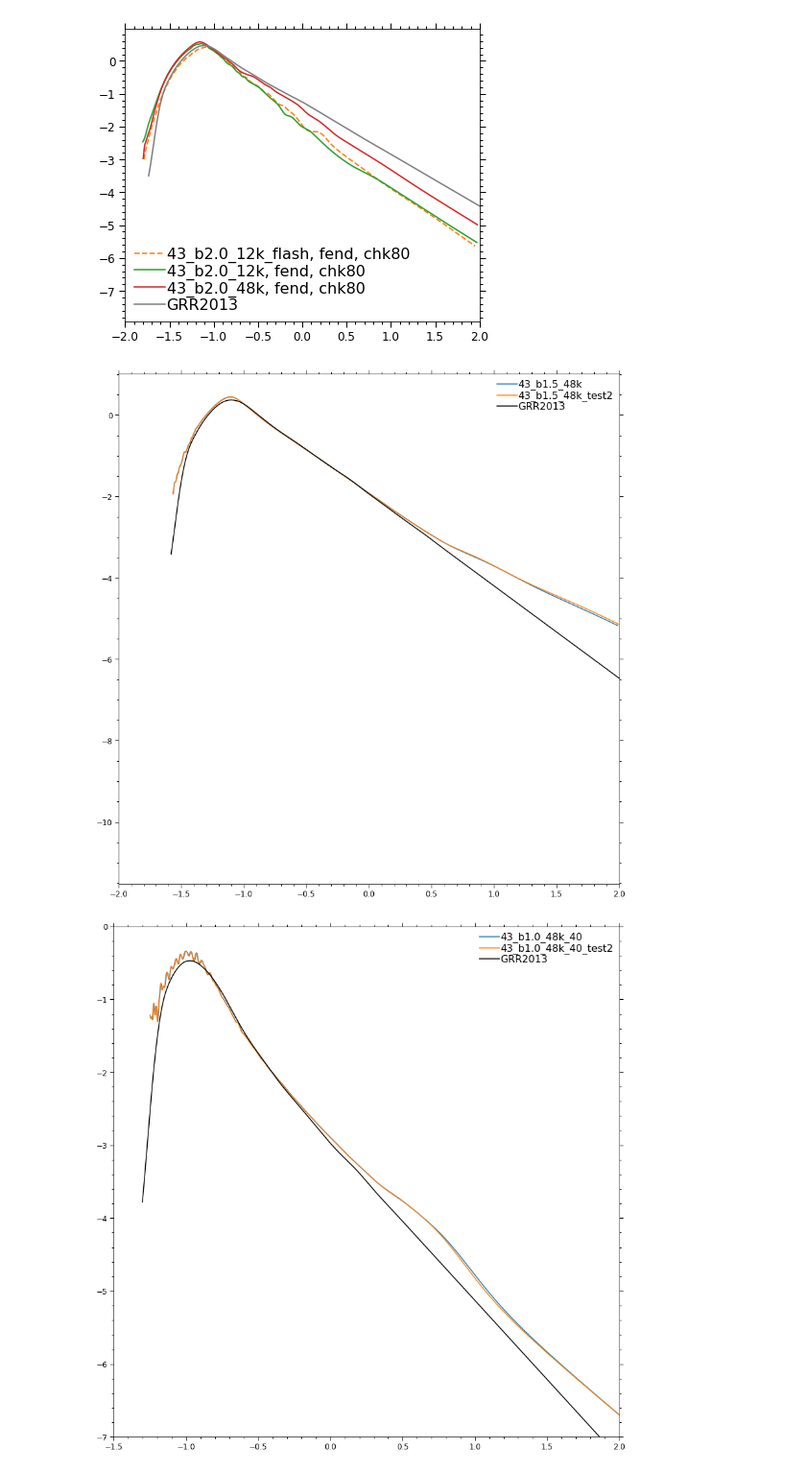
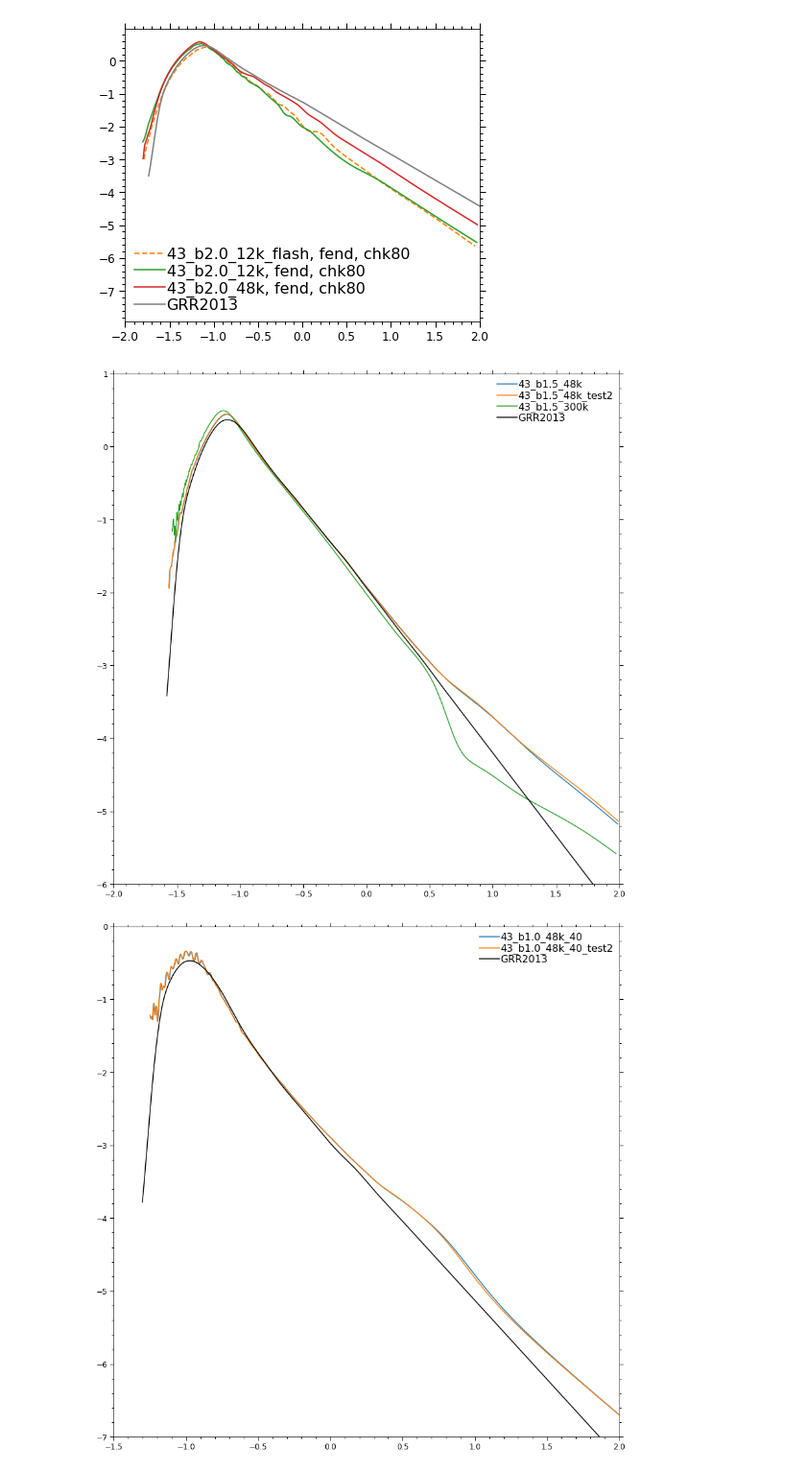
Before and after one commit to tenleyhs/jYT, a Jupyter notebook: plot_dmdts.ipynb, the cells around one changed output. Shown at 96% size. Drawn from its saved outputs; the diff is of its cells as text; code cells hidden in the pictures.

```diff
--- a/plot_dmdts.ipynb
+++ b/plot_dmdts.ipynb
@@ -58,16 +59,19 @@ fig.tight_layout()
 # %%
 fig, ax = plt.subplots()
 x, y = np.loadtxt('/Users/lawsmith/Dropbox/RS/fend_results/43_b1_5_48k/43_b1_5_48k_0090_ev.dat', skiprows=1, unpack=True)
 ax.plot(x, y, c='C0', label='43_b1.5_48k')
 x, y = np.loadtxt('/Users/lawsmith/Dropbox/RS/fend_results/43_b1_5_48k/43_b1_5_48k_0090_ev_20_test2.dat', skiprows=1, unpack=True)
 ax.plot(x, y, c='C1', label='43_b1.5_48k_test2')
+x, y = np.loadtxt('/Users/lawsmith/Dropbox/RS/fend_results/43_b1_5_300k/43_b1_5_300k_0090_ev_20.dat', skiprows=1, unpack=True)
+ax.plot(x, y, c='C2', label='43_b1.5_300k')
 x, y = np.loadtxt('/Users/lawsmith/Dropbox/Archived/tde-data/Guillochon2013_dmdts/4-3/1.500.dat', skiprows=1, unpack=True)
 ax.plot(x, y, c='k', label='GRR2013')
 ax.set_xlim(-2, 2)
+ax.set_ylim(-6,1)
 ax.legend()
 fig.tight_layout()
 # %% [output]
-[figure, old version]
+[figure, new version]
 # %%
 fig, ax = plt.subplots()
 #x, y = np.loadtxt('/Users/lawsmith/Dropbox/RS/fend_results/43_b1_0_48k/43_b1_0_48k_0100_ev_10_b1000.dat', skiprows=1, unpack=True)
```
Also changed, not shown: parts of 2 cells of this notebook, 2 other files.
